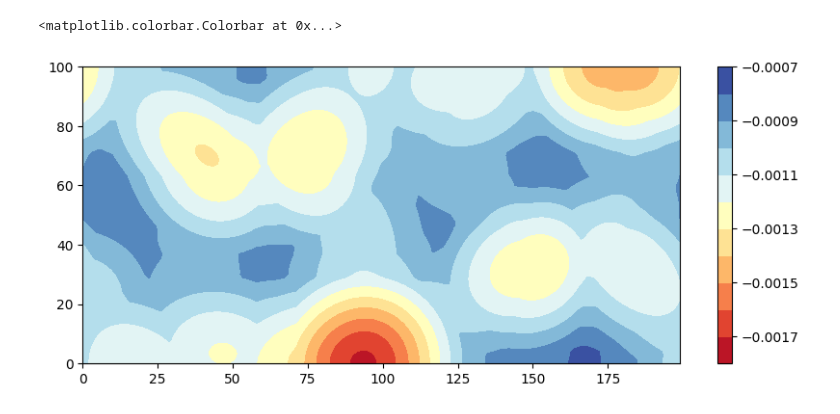
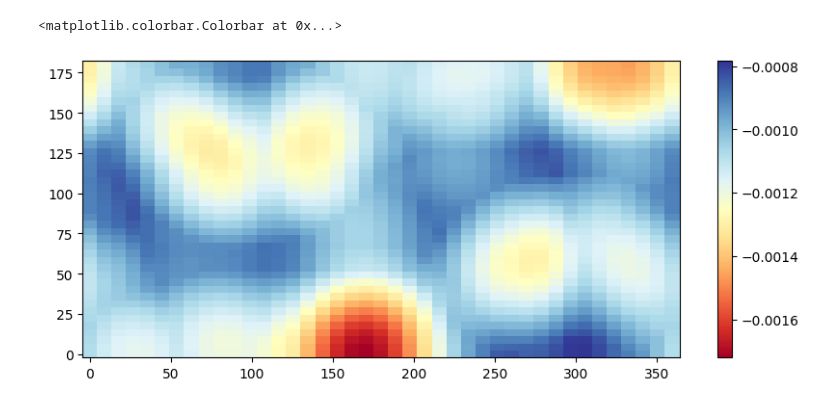
Before and after one commit to santoshkumarradha/spin-model-perovskite, a Jupyter notebook: notebooks/U-potential.ipynb, the cells around one changed output. Saved outputs shown, nothing was run; the diff lists cells and outputs as text; code cells hidden in the pictures.

```diff
--- a/notebooks/U-potential.ipynb
+++ b/notebooks/U-potential.ipynb
@@ -37,11 +37,11 @@ def get_mean_distance(structure):
     for i in structure.get_neighbors(structure[2],10):
             if i[0].species_string=="Cl":
                 dist1.append(i[1])
-    val1.append(np.sort(dist1)[0:k])
+    val1.append(np.sort(dist1)[:k])
     for i in structure.get_neighbors(structure[3],10):
             if i[0].species_string=="Cl":
                 dist2.append(i[1])
-    val2.append(np.sort(dist2)[0:k])
+    val2.append(np.sort(dist2)[:k])
     return np.mean([val1,val2])
 
 def get_mean_distance_angle(theta,phi):
@@ -50,11 +50,10 @@ def get_mean_distance_angle(theta,phi):
 # %%
 def create_spehircal_mesh_points(n):
     t=np.linspace(0,np.rad2deg(2*np.pi),n)
-    p=np.linspace(0,np.rad2deg(2*np.pi),n)
+    p=np.linspace(0,np.rad2deg(np.pi),n)
     return t,p
-
-nk=11
-t,p=create_spehircal_mesh_points(nk)
 # %%
-# get_mean_distance_angle(theta=i,phi=j)
+nk=41
+t,p=create_spehircal_mesh_points(nk)
 angles_distance=np.array([get_mean_distance_angle(theta=i,phi=j) for i in t for j in p]).reshape(nk,nk)
+# angles_distance=pickle.load(open("../data/angles_nn_distance.pickle", "rb"))
@@ -66,10 +60,8 @@ plt.contourf(angles_distance.T)
 # %%
-
-angles_dist=pickle.load(open("../data/angles_nn_distance.pickle", "rb"))
-LJpotential=lambda eps,r0: eps*((r0/angles_dist)**12 - (r0/angles_dist)**6)
+LJpotential=lambda eps,r0: eps*((r0/angles_distance)**12 - (r0/angles_distance)**6)
 fig,ax=plt.subplots(1,1,figsize=(10,4))
-plt.contourf(LJpotential(1,1),10,cmap="RdYlBu")
+plt.pcolor(t,p,LJpotential(1,1).T,cmap="RdYlBu",shading="auto")
 plt.colorbar()
 # %% [output]
 <matplotlib.colorbar.Colorbar at 0x...>
-[figure, old version]
+[figure, new version]
```
Also changed, not shown: parts of 3 cells of this notebook, 7 other files.
